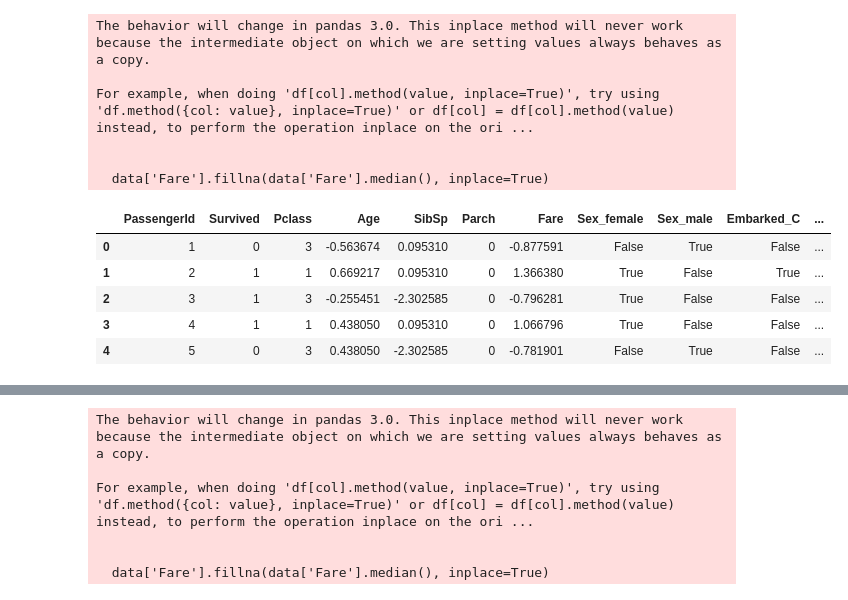
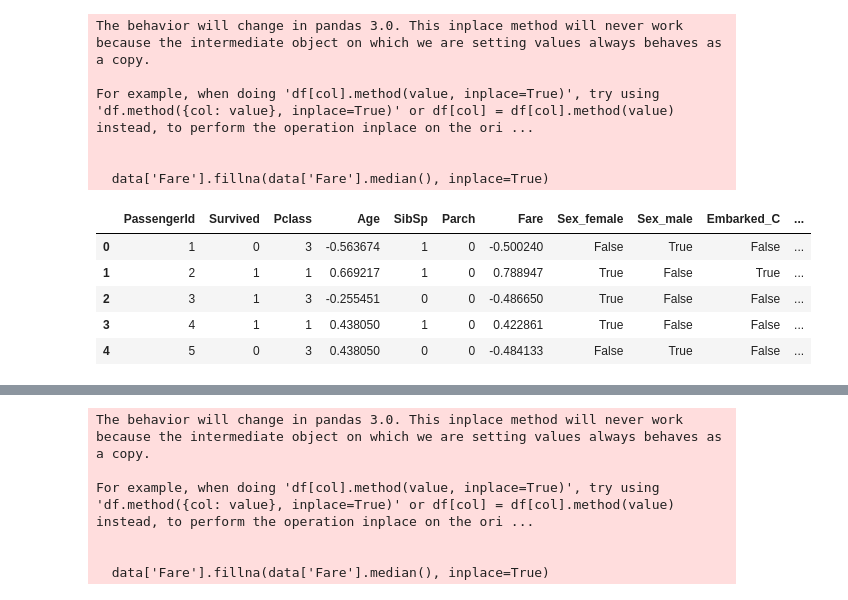
Before and after one commit to AMOGHA1140/kaggle_contents, a Jupyter notebook: titanic/model.ipynb, the cells around one changed output, grey strips where cells are left out. Saved outputs shown, nothing was run; the diff lists cells and outputs as text; code cells hidden in the pictures.

```diff
--- a/titanic/model.ipynb
+++ b/titanic/model.ipynb
@@ -64,40 +64,40 @@ def preprocess(data):
   #one hot encode Sex and Embarked
   encoded_data = pd.get_dummies(data[['Sex', 'Embarked']])
 
   data = pd.concat([data, encoded_data], axis=1)
   data = data.drop(['Sex', 'Embarked'], axis=1)
 
 
   #normalize into gaussian distribution
-  data['Fare'] = np.log(data['Fare'] + 1)
-  data['SibSp'] = np.log(data['SibSp'] + 0.1)
+  # data['Fare'] = np.log(data['Fare'] + 1)
+  # data['SibSp'] = np.log(data['SibSp'] + 0.1)
 
   #scale the data
   scaler = StandardScaler()
   data['Age'] = scaler.fit_transform(data[['Age']])
   data['Fare'] = scaler.fit_transform(data[['Fare']])
 
   return data
 
 
 train = preprocess(train)
 
 # test = preprocess(test)
 # print(train.columns)
 train.head()
 # %% [output]
 The behavior will change in pandas 3.0. This inplace method will never work because the intermediate object on which we are setting values always behaves as a copy.
 
 For example, when doing 'df[col].method(value, inplace=True)', try using 'df.method({col: value}, inplace=True)' or df[col] = df[col].method(value) instead, to perform the operation inplace on the ori ...
 
 
   data['Fare'].fillna(data['Fare'].median(), inplace=True)
 |  | PassengerId | Survived | Pclass | Age | SibSp | Parch | Fare | Sex_female | Sex_male | Embarked_C | ... |
-| 0 | 1 | 0 | 3 | -0.563674 | 0.095310 | 0 | -0.877591 | False | True | False | ... |
-| 1 | 2 | 1 | 1 | 0.669217 | 0.095310 | 0 | 1.366380 | True | False | True | ... |
-| 2 | 3 | 1 | 3 | -0.255451 | -2.302585 | 0 | -0.796281 | True | False | False | ... |
-| 3 | 4 | 1 | 1 | 0.438050 | 0.095310 | 0 | 1.066796 | True | False | False | ... |
-| 4 | 5 | 0 | 3 | 0.438050 | -2.302585 | 0 | -0.781901 | False | True | False | ... |
+| 0 | 1 | 0 | 3 | -0.563674 | 1 | 0 | -0.500240 | False | True | False | ... |
+| 1 | 2 | 1 | 1 | 0.669217 | 1 | 0 | 0.788947 | True | False | True | ... |
+| 2 | 3 | 1 | 3 | -0.255451 | 0 | 0 | -0.486650 | True | False | False | ... |
+| 3 | 4 | 1 | 1 | 0.438050 | 1 | 0 | 0.422861 | True | False | False | ... |
+| 4 | 5 | 0 | 3 | 0.438050 | 0 | 0 | -0.484133 | False | True | False | ... |
 # %%
 X_train, X_test, y_train, y_test = train_test_split(train.drop(['Survived', 'PassengerId'], axis=1), train['Survived'], test_size=0.2, random_state=42)
 # %%
```
Also changed, not shown: parts of 8 cells of this notebook.
